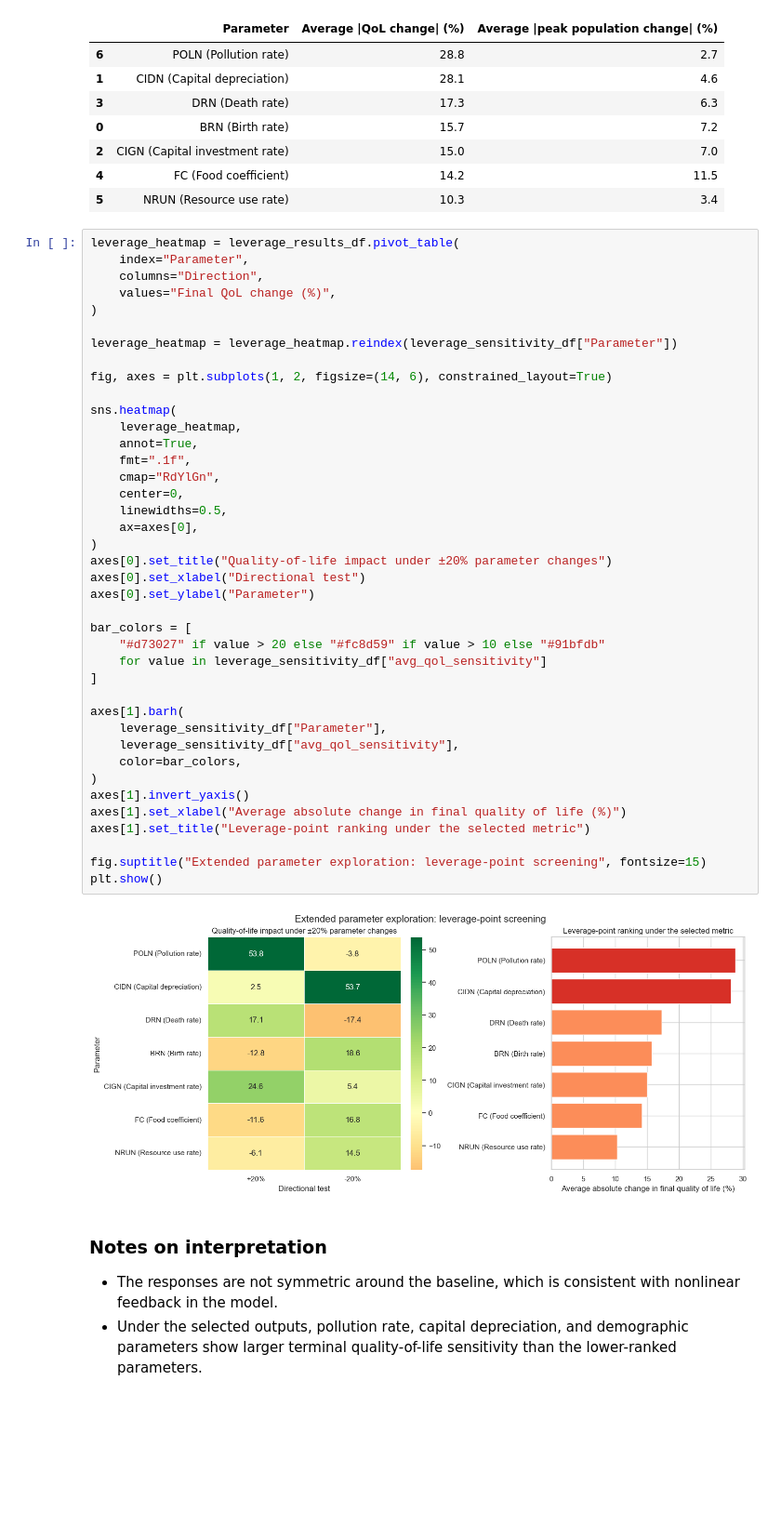
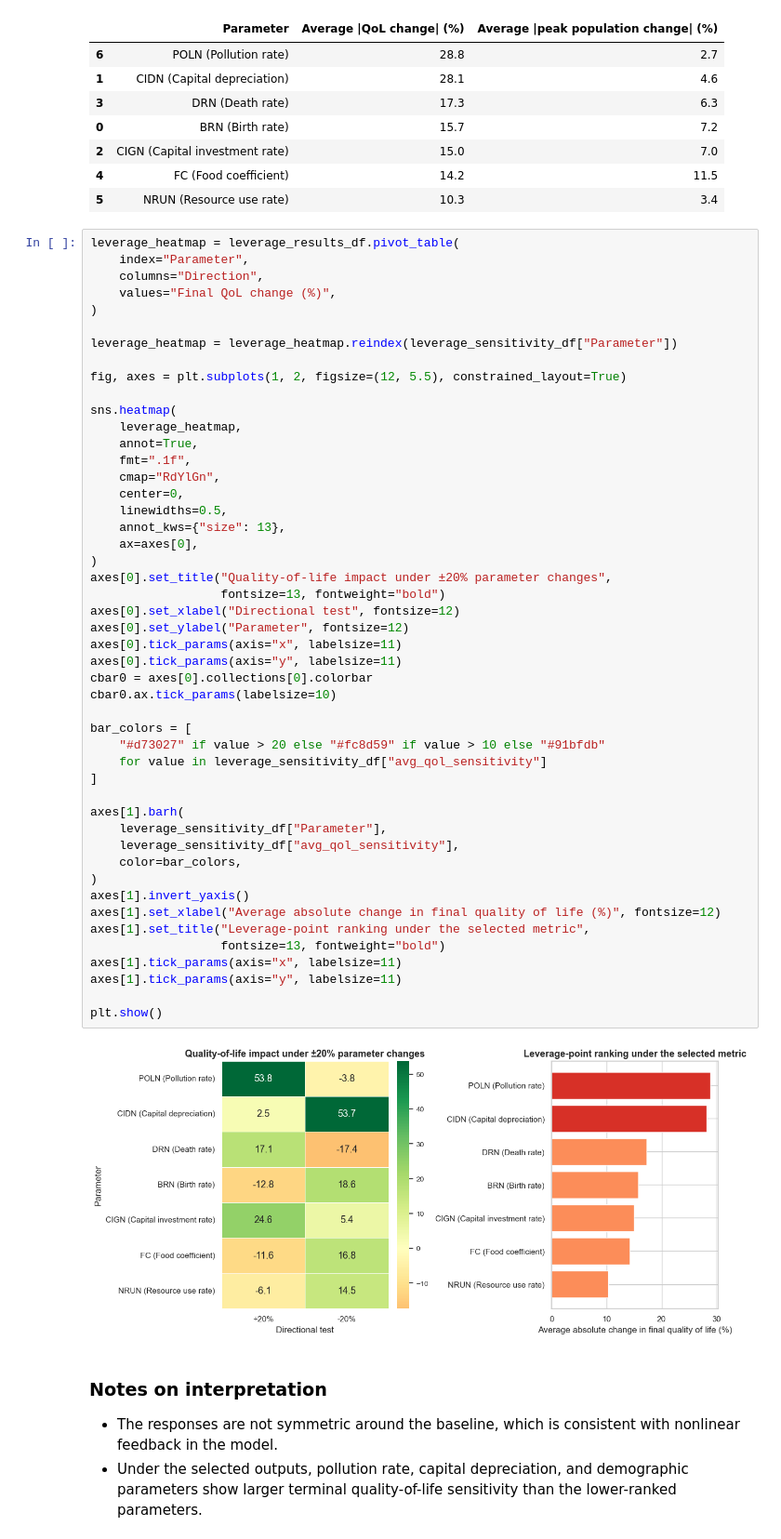
Before and after one commit to XunYang-Lola/CIVIL-534, a Jupyter notebook: milestone_part1/world2_parameter_tests.ipynb, the cells around one changed output. Shown at 93% size. Cells and saved outputs as stored; diff of their text form; blank space fills up the shorter version.

```diff
--- a/milestone_part1/world2_parameter_tests.ipynb
+++ b/milestone_part1/world2_parameter_tests.ipynb
@@ -438,41 +446,49 @@ leverage_heatmap = leverage_results_df.pivot_table(
     values="Final QoL change (%)",
 )
 
 leverage_heatmap = leverage_heatmap.reindex(leverage_sensitivity_df["Parameter"])
 
-fig, axes = plt.subplots(1, 2, figsize=(14, 6), constrained_layout=True)
+fig, axes = plt.subplots(1, 2, figsize=(12, 5.5), constrained_layout=True)
 
 sns.heatmap(
     leverage_heatmap,
     annot=True,
     fmt=".1f",
     cmap="RdYlGn",
     center=0,
     linewidths=0.5,
+    annot_kws={"size": 13},
     ax=axes[0],
 )
-axes[0].set_title("Quality-of-life impact under ±20% parameter changes")
-axes[0].set_xlabel("Directional test")
-axes[0].set_ylabel("Parameter")
+axes[0].set_title("Quality-of-life impact under ±20% parameter changes",
+                  fontsize=13, fontweight="bold")
+axes[0].set_xlabel("Directional test", fontsize=12)
+axes[0].set_ylabel("Parameter", fontsize=12)
+axes[0].tick_params(axis="x", labelsize=11)
+axes[0].tick_params(axis="y", labelsize=11)
+cbar0 = axes[0].collections[0].colorbar
+cbar0.ax.tick_params(labelsize=10)
 
 bar_colors = [
     "#d73027" if value > 20 else "#fc8d59" if value > 10 else "#91bfdb"
     for value in leverage_sensitivity_df["avg_qol_sensitivity"]
 ]
 
 axes[1].barh(
     leverage_sensitivity_df["Parameter"],
     leverage_sensitivity_df["avg_qol_sensitivity"],
     color=bar_colors,
 )
 axes[1].invert_yaxis()
-axes[1].set_xlabel("Average absolute change in final quality of life (%)")
-axes[1].set_title("Leverage-point ranking under the selected metric")
+axes[1].set_xlabel("Average absolute change in final quality of life (%)", fontsize=12)
+axes[1].set_title("Leverage-point ranking under the selected metric",
+                  fontsize=13, fontweight="bold")
+axes[1].tick_params(axis="x", labelsize=11)
+axes[1].tick_params(axis="y", labelsize=11)
 
-fig.suptitle("Extended parameter exploration: leverage-point screening", fontsize=15)
 plt.show()
 # %% [output]
-[figure, old version]
+[figure, new version]
 # %% [markdown]
 ### Notes on interpretation
 
```
Also changed, not shown: parts of 2 cells of this notebook, 14 other files.
